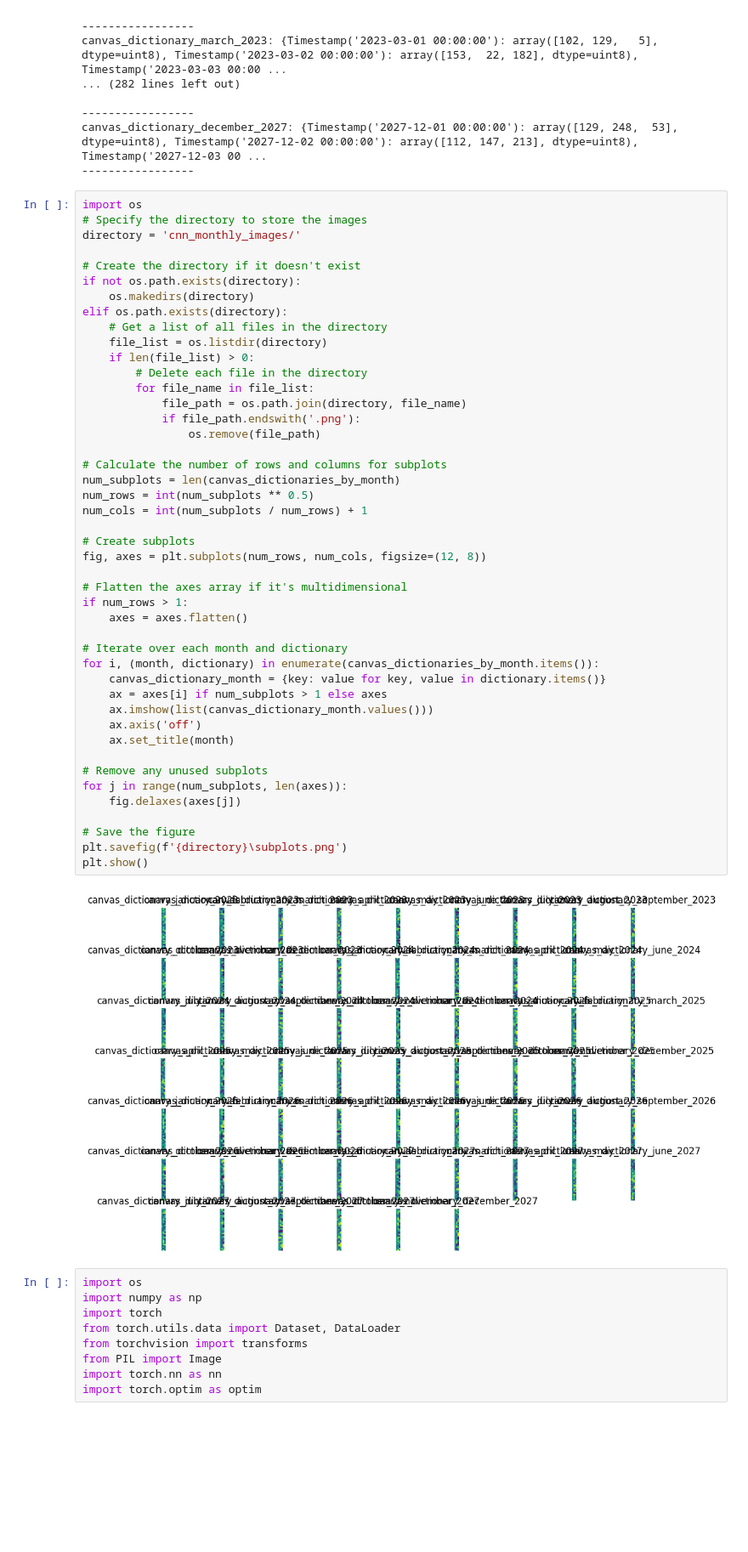
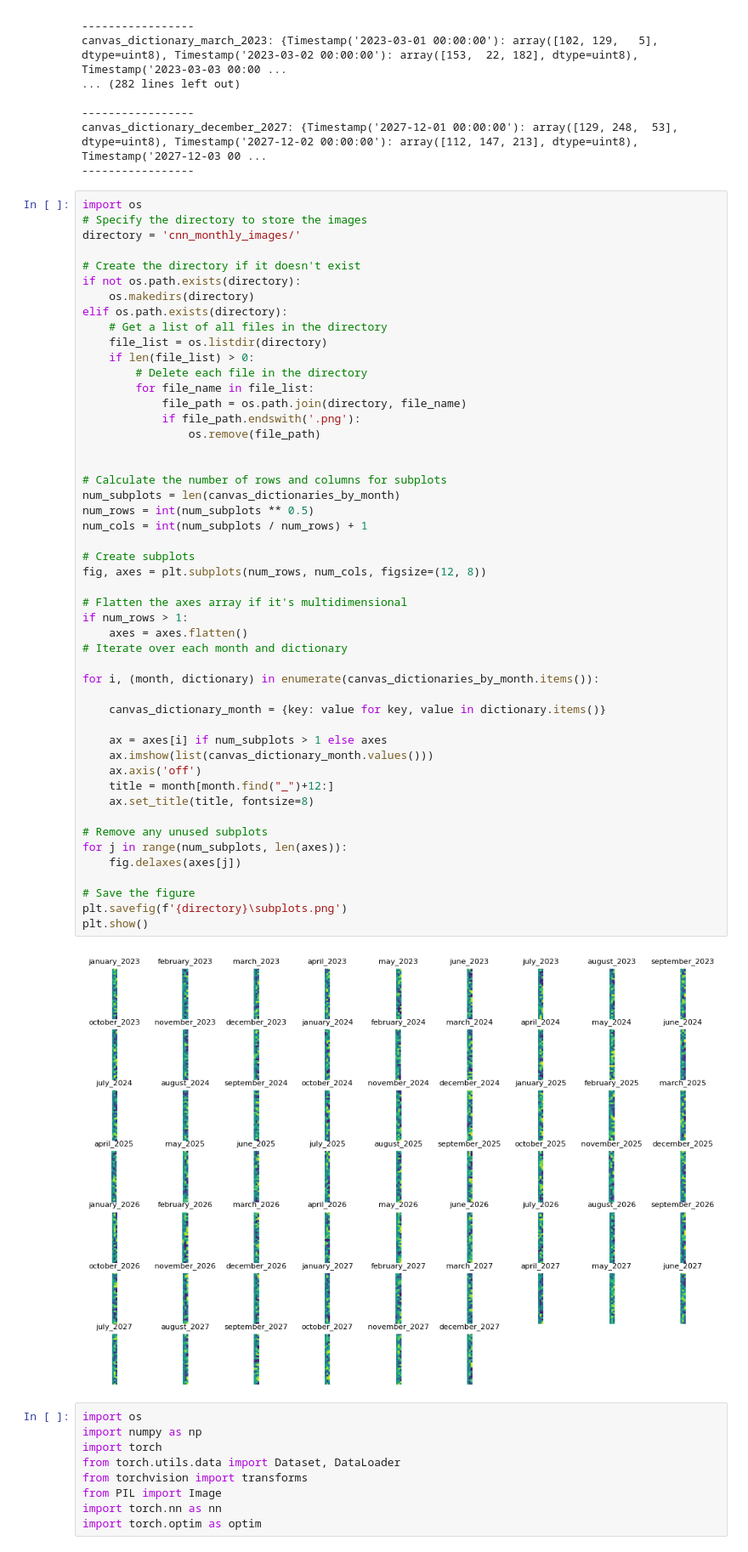
Before and after one commit to JosephWoodall/turbo-barnacle, a Jupyter notebook: src/time_series/cnn_experiment/cnn_experiment.ipynb, the cells around one changed output. Shown: that part at 85% size. Drawn from its saved outputs; the diff is of its cells as text; blank space fills up the shorter version.

Commit message:
evenly spaces the subplots png file titles

```diff
--- a/src/time_series/cnn_experiment/cnn_experiment.ipynb
+++ b/src/time_series/cnn_experiment/cnn_experiment.ipynb
@@ -167,36 +167,40 @@ elif os.path.exists(directory):
             file_path = os.path.join(directory, file_name)
             if file_path.endswith('.png'):
                 os.remove(file_path)
 
+
 # Calculate the number of rows and columns for subplots
 num_subplots = len(canvas_dictionaries_by_month)
 num_rows = int(num_subplots ** 0.5)
 num_cols = int(num_subplots / num_rows) + 1
 
 # Create subplots
 fig, axes = plt.subplots(num_rows, num_cols, figsize=(12, 8))
 
 # Flatten the axes array if it's multidimensional
 if num_rows > 1:
     axes = axes.flatten()
+# Iterate over each month and dictionary
 
-# Iterate over each month and dictionary
 for i, (month, dictionary) in enumerate(canvas_dictionaries_by_month.items()):
+
     canvas_dictionary_month = {key: value for key, value in dictionary.items()}
+
     ax = axes[i] if num_subplots > 1 else axes
     ax.imshow(list(canvas_dictionary_month.values()))
     ax.axis('off')
-    ax.set_title(month)
+    title = month[month.find("_")+12:]
+    ax.set_title(title, fontsize=8)
 
 # Remove any unused subplots
 for j in range(num_subplots, len(axes)):
     fig.delaxes(axes[j])
 
 # Save the figure
 plt.savefig(f'{directory}\subplots.png')
 plt.show()
 # %% [output]
-[figure, old version]
+[figure, new version]
 # %%
 import os
 import numpy as np
```
Also changed, not shown: 1 other file.
